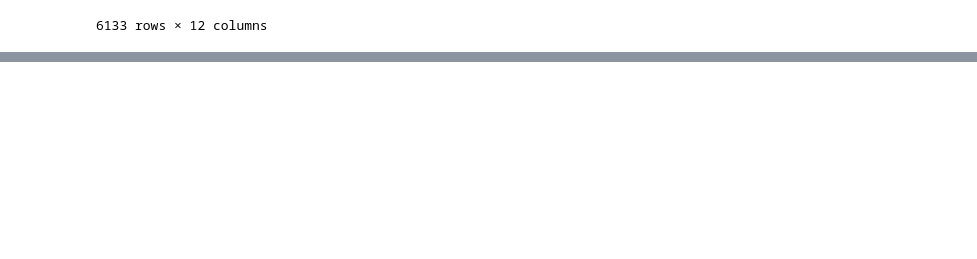
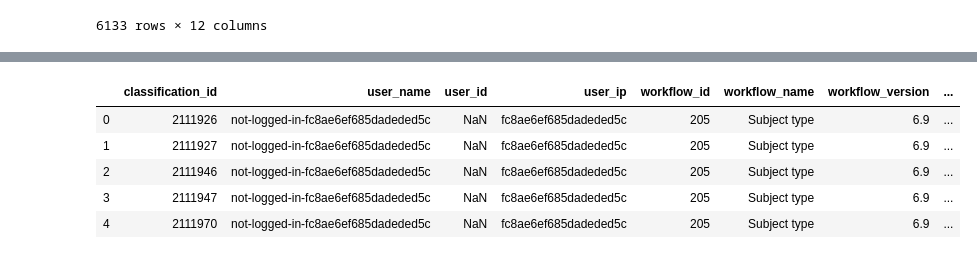
Before and after one commit to nisaputri/The-Shakespeares-UMD, a Jupyter notebook: Shakespeare Data Cleaning and Processing.ipynb, the cells around one changed output, grey strips where cells are left out. Saved outputs shown, nothing was run; the diff lists cells and outputs as text; code cells hidden in the pictures; blank space fills up the shorter version.

```diff
--- a/Shakespeare Data Cleaning and Processing.ipynb
+++ b/Shakespeare Data Cleaning and Processing.ipynb
@@ -80,0 +97,11 @@ AttributeError: module 'pandas' has no attribute 'to_csv'
+# %%
+#Loading classifications dataset
+classifications = pd.read_csv("shakespeares-world-classifications.csv")
+classifications.head()
+# %% [output]
+|  | classification_id | user_name | user_id | user_ip | workflow_id | workflow_name | workflow_version | ... |
+| 0 | 2111926 | not-logged-in-fc8ae6ef685dadeded5c | NaN | fc8ae6ef685dadeded5c | 205 | Subject type | 6.9 | ... |
+| 1 | 2111927 | not-logged-in-fc8ae6ef685dadeded5c | NaN | fc8ae6ef685dadeded5c | 205 | Subject type | 6.9 | ... |
+| 2 | 2111946 | not-logged-in-fc8ae6ef685dadeded5c | NaN | fc8ae6ef685dadeded5c | 205 | Subject type | 6.9 | ... |
+| 3 | 2111947 | not-logged-in-fc8ae6ef685dadeded5c | NaN | fc8ae6ef685dadeded5c | 205 | Subject type | 6.9 | ... |
+| 4 | 2111970 | not-logged-in-fc8ae6ef685dadeded5c | NaN | fc8ae6ef685dadeded5c | 205 | Subject type | 6.9 | ... |
```
Also changed, not shown: parts of 5 cells of this notebook, 1 other file.
